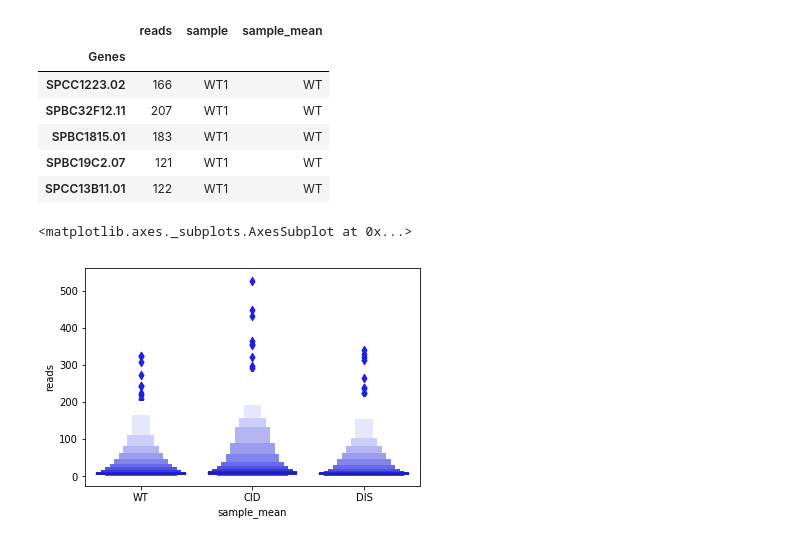
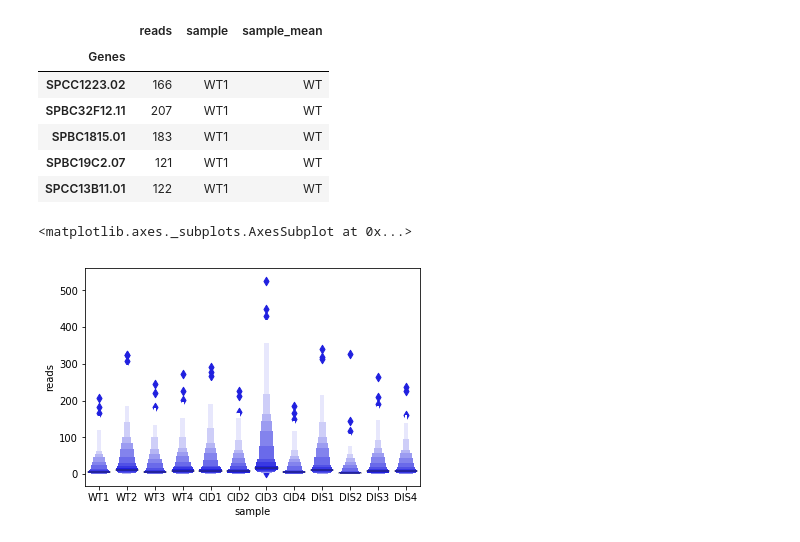
Before and after one commit to lidkalee/MiSeq_Analysis, a Jupyter notebook: MiSeq_analysis_with_BRBseq_GITHUB.ipynb, the cells around one changed output. Saved outputs shown, nothing was run; the diff lists cells and outputs as text; code cells hidden in the pictures.

```diff
--- a/MiSeq_analysis_with_BRBseq_GITHUB.ipynb
+++ b/MiSeq_analysis_with_BRBseq_GITHUB.ipynb
@@ -1403,8 +1403,8 @@ concatenated_tables2.head()
 | SPBC19C2.07 | 121 | WT1 | WT |
 | SPCC13B11.01 | 122 | WT1 | WT |
 # %%
-sns.boxenplot(x="sample_mean", y="reads", color="b",
+sns.boxenplot(x="sample", y="reads", color="b",
               scale="linear", data=concatenated_tables2)
 # %% [output]
 <matplotlib.axes._subplots.AxesSubplot at 0x...>
-[figure, old version]
+[figure, new version]
```
Also changed, not shown: parts of 2 cells of this notebook.
